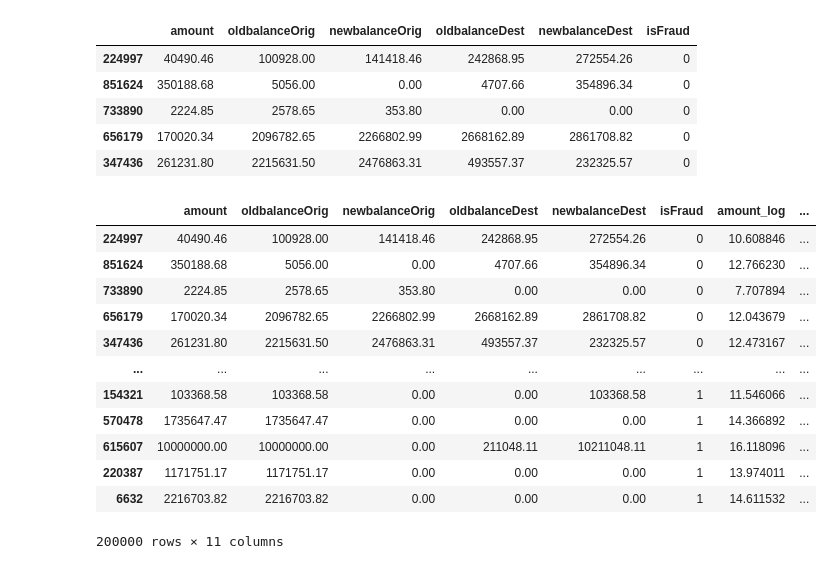
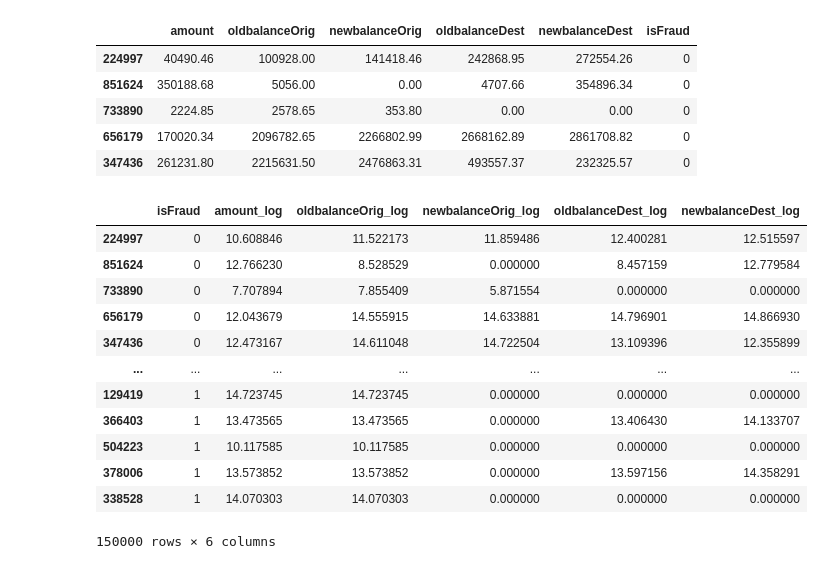
Before and after one commit to DataEden/The-Knowledge-House-2025, a Jupyter notebook: T-Labs/ML-Fraud-Detection/notebooks/transform.ipynb, the cells around one changed output. Saved outputs shown, nothing was run; the diff lists cells and outputs as text; code cells hidden in the pictures.

Commit message:
Update transform notebook

```diff
--- a/T-Labs/ML-Fraud-Detection/notebooks/transform.ipynb
+++ b/T-Labs/ML-Fraud-Detection/notebooks/transform.ipynb
@@ -46,9 +46,9 @@ transacts_df.head()
 transacts_df =  transacts_df.rename(columns={'oldbalanceOrg' : 'oldbalanceOrig'})
 # %%
 # create sample of original dataset
-# Sampling 20% from each class while preserving ratio
+# Sampling 15% from each class while preserving ratio
 df_sample = transacts_df.groupby('isFraud', group_keys=False).apply(
-    lambda x: x.sample(frac=0.2, random_state=42)
+    lambda x: x.sample(frac=0.15, random_state=42)
 )
 df_sample.head()
 # %% [output]
@@ -214,12 +245,12 @@ These engineered features help highlight patterns where account balances behave
 # %%
 # write out newly transformed dataset to your folder
 # Shows unexpected leftover funds
-df_sample['balance_delta_orig'] = (
+df_sample['balance_change_orig'] = (
     df_sample['oldbalanceOrig'] - df_sample['newbalanceOrig'] - df_sample['amount']
 )
 
 # Flags unusual destination account changes
-df_sample['balance_delta_dest'] = (
+df_sample['balance_change_dest'] = (
     df_sample['newbalanceDest'] - df_sample['oldbalanceDest'] - df_sample['amount']
 )
 
@@ -231,6 +262,6 @@ df_sample['amount_ratio_orig_balance'] = (
 # Flags full account drain (vectorized if-else)
 df_sample['zero_balance_flag'] = (df_sample['newbalanceOrig'] == 0).astype(int)
 
-df_sample[['balance_delta_orig', 'balance_delta_dest',
+df_sample[['balance_change_orig', 'balance_change_dest',
            'amount_ratio_orig_balance', 'zero_balance_flag']].head()
 # %% [output]
@@ -253,8 +284,8 @@ df_baseline.head()
 # Another approach for selecting baseline dataset vs. transformed dataset
 # Features dropped to get baseline V1
 engineered_cols = [
-    'balance_delta_orig',
-    'balance_delta_dest',
+    'balance_change_orig',
+    'balance_change_dest',
     'amount_ratio_orig_balance',
     'zero_balance_flag',
     'CASH_OUT',
@@ -270,19 +301,20 @@ df_log_transform = df_sample.drop(columns=engineered_cols)
 df_enhanced = df_sample.copy()
 # %%
 #
-df_log_transform
+df_log_transfrom = df_log_transform.drop(columns=['amount',	'oldbalanceOrig', 'newbalanceOrig', 'oldbalanceDest', 'newbalanceDest'])
+df_log_transfrom
 # %% [output]
-|  | amount | oldbalanceOrig | newbalanceOrig | oldbalanceDest | newbalanceDest | isFraud | amount_log | ... |
-| 224997 | 40490.46 | 100928.00 | 141418.46 | 242868.95 | 272554.26 | 0 | 10.608846 | ... |
-| 851624 | 350188.68 | 5056.00 | 0.00 | 4707.66 | 354896.34 | 0 | 12.766230 | ... |
-| 733890 | 2224.85 | 2578.65 | 353.80 | 0.00 | 0.00 | 0 | 7.707894 | ... |
-| 656179 | 170020.34 | 2096782.65 | 2266802.99 | 2668162.89 | 2861708.82 | 0 | 12.043679 | ... |
-| 347436 | 261231.80 | 2215631.50 | 2476863.31 | 493557.37 | 232325.57 | 0 | 12.473167 | ... |
-| ... | ... | ... | ... | ... | ... | ... | ... | ... |
-| 154321 | 103368.58 | 103368.58 | 0.00 | 0.00 | 103368.58 | 1 | 11.546066 | ... |
-| 570478 | 1735647.47 | 1735647.47 | 0.00 | 0.00 | 0.00 | 1 | 14.366892 | ... |
-| 615607 | 10000000.00 | 10000000.00 | 0.00 | 211048.11 | 10211048.11 | 1 | 16.118096 | ... |
-| 220387 | 1171751.17 | 1171751.17 | 0.00 | 0.00 | 0.00 | 1 | 13.974011 | ... |
-| 6632 | 2216703.82 | 2216703.82 | 0.00 | 0.00 | 0.00 | 1 | 14.611532 | ... |
+|  | isFraud | amount_log | oldbalanceOrig_log | newbalanceOrig_log | oldbalanceDest_log | newbalanceDest_log |
+| 224997 | 0 | 10.608846 | 11.522173 | 11.859486 | 12.400281 | 12.515597 |
+| 851624 | 0 | 12.766230 | 8.528529 | 0.000000 | 8.457159 | 12.779584 |
+| 733890 | 0 | 7.707894 | 7.855409 | 5.871554 | 0.000000 | 0.000000 |
+| 656179 | 0 | 12.043679 | 14.555915 | 14.633881 | 14.796901 | 14.866930 |
+| 347436 | 0 | 12.473167 | 14.611048 | 14.722504 | 13.109396 | 12.355899 |
+| ... | ... | ... | ... | ... | ... | ... |
+| 129419 | 1 | 14.723745 | 14.723745 | 0.000000 | 0.000000 | 0.000000 |
+| 366403 | 1 | 13.473565 | 13.473565 | 0.000000 | 13.406430 | 14.133707 |
+| 504223 | 1 | 10.117585 | 10.117585 | 0.000000 | 0.000000 | 0.000000 |
+| 378006 | 1 | 13.573852 | 13.573852 | 0.000000 | 13.597156 | 14.358291 |
+| 338528 | 1 | 14.070303 | 14.070303 | 0.000000 | 0.000000 | 0.000000 |
-200000 rows × 11 columns
+150000 rows × 6 columns
 # %%
```
Also changed, not shown: parts of 17 cells of this notebook.
